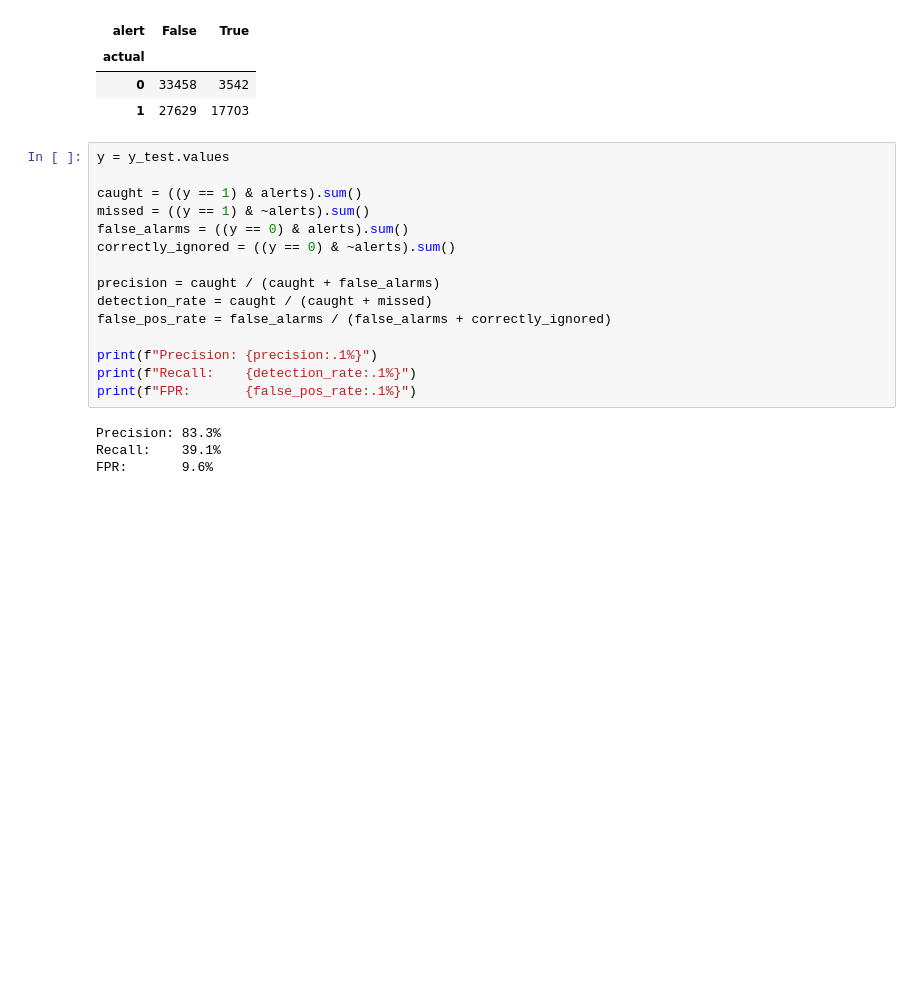
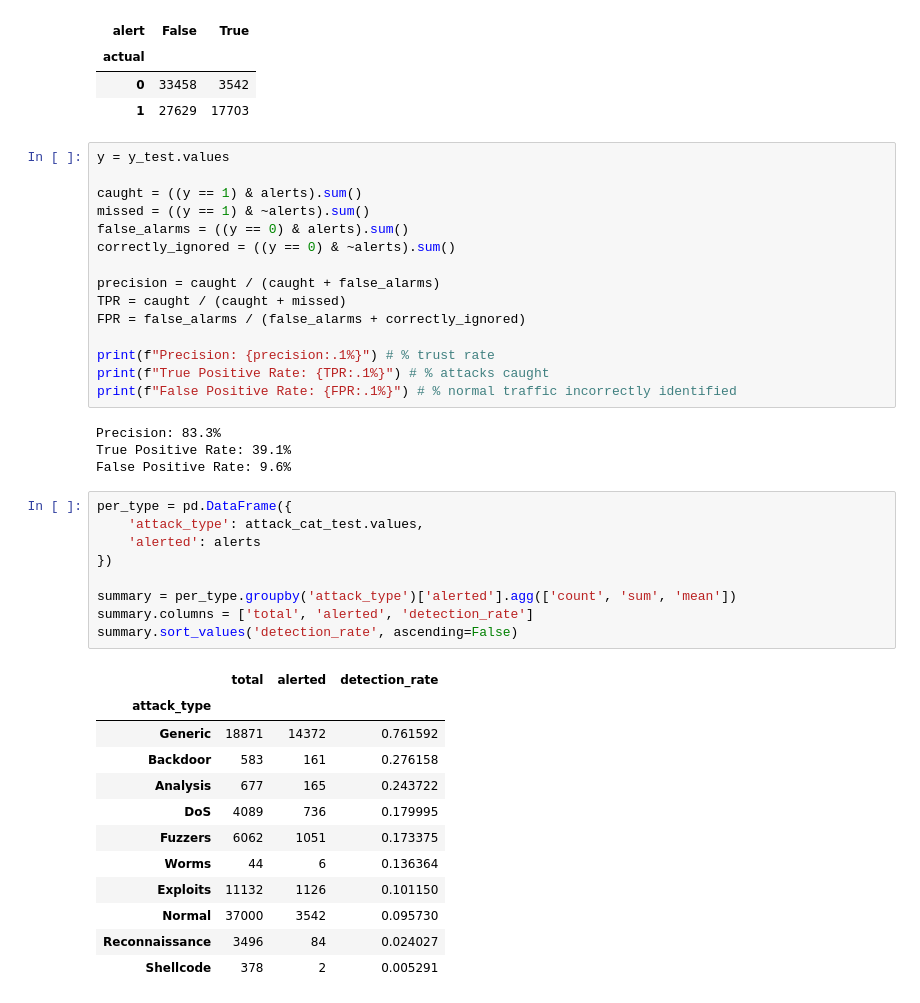
Before and after one commit to JakeWalker01/unsw-nb15-anomaly-ids, a Jupyter notebook: notebooks/03_isolation_forest.ipynb, the cells around one changed output. Cells and saved outputs as stored; diff of their text form; blank space fills up the shorter version.

Commit message:
Per-attack results, threshold tuning, sttl leakage test

```diff
--- a/notebooks/03_isolation_forest.ipynb
+++ b/notebooks/03_isolation_forest.ipynb
@@ -82,13 +82,35 @@ false_alarms = ((y == 0) & alerts).sum()
 correctly_ignored = ((y == 0) & ~alerts).sum()
 
 precision = caught / (caught + false_alarms)
-detection_rate = caught / (caught + missed)
-false_pos_rate = false_alarms / (false_alarms + correctly_ignored)
+TPR = caught / (caught + missed)
+FPR = false_alarms / (false_alarms + correctly_ignored)
 
-print(f"Precision: {precision:.1%}")
-print(f"Recall:    {detection_rate:.1%}")
-print(f"FPR:       {false_pos_rate:.1%}")
+print(f"Precision: {precision:.1%}") # % trust rate
+print(f"True Positive Rate: {TPR:.1%}") # % attacks caught
+print(f"False Positive Rate: {FPR:.1%}") # % normal traffic incorrectly identified
 # %% [output]
 Precision: 83.3%
-Recall:    39.1%
-FPR:       9.6%
+True Positive Rate: 39.1%
+False Positive Rate: 9.6%
+# %%
+per_type = pd.DataFrame({
+    'attack_type': attack_cat_test.values,
+    'alerted': alerts
+})
+
+summary = per_type.groupby('attack_type')['alerted'].agg(['count', 'sum', 'mean'])
+summary.columns = ['total', 'alerted', 'detection_rate']
+summary.sort_values('detection_rate', ascending=False)
+# %% [output]
+|  | total | alerted | detection_rate |
+| attack_type |  |  |  |
+| Generic | 18871 | 14372 | 0.761592 |
+| Backdoor | 583 | 161 | 0.276158 |
+| Analysis | 677 | 165 | 0.243722 |
+| DoS | 4089 | 736 | 0.179995 |
+| Fuzzers | 6062 | 1051 | 0.173375 |
+| Worms | 44 | 6 | 0.136364 |
+| Exploits | 11132 | 1126 | 0.101150 |
+| Normal | 37000 | 3542 | 0.095730 |
+| Reconnaissance | 3496 | 84 | 0.024027 |
+| Shellcode | 378 | 2 | 0.005291 |
```
Also changed, not shown: parts of 2 cells of this notebook.
